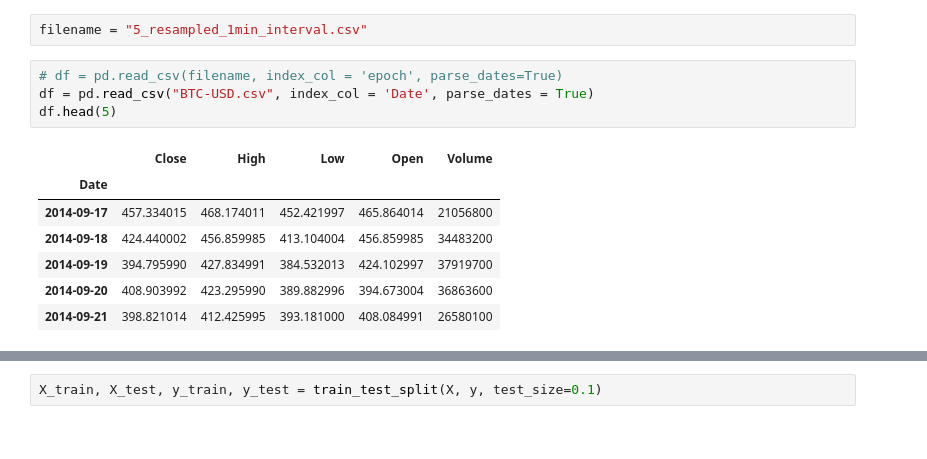
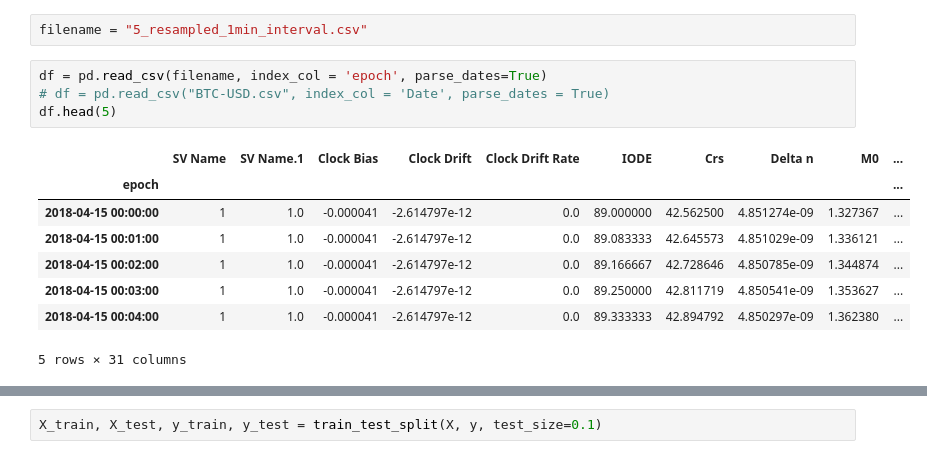
Before and after one commit to marilynbraojos/gps_clock_drift_estimation, a Jupyter notebook: minimum_viable_product/multivariate_lstm_mvp.ipynb, the cells around one changed output, grey strips where cells are left out. Saved outputs shown, nothing was run; the diff lists cells and outputs as text.

```diff
--- a/minimum_viable_product/multivariate_lstm_mvp.ipynb
+++ b/minimum_viable_product/multivariate_lstm_mvp.ipynb
@@ -33,17 +33,18 @@ forward_window = 50 # [minutes]
 # %%
 filename = "5_resampled_1min_interval.csv"
 # %%
-# df = pd.read_csv(filename, index_col = 'epoch', parse_dates=True)
-df = pd.read_csv("BTC-USD.csv", index_col = 'Date', parse_dates = True)
+df = pd.read_csv(filename, index_col = 'epoch', parse_dates=True)
+# df = pd.read_csv("BTC-USD.csv", index_col = 'Date', parse_dates = True)
 df.head(5)
 # %% [output]
-|  | Close | High | Low | Open | Volume |
-| Date |  |  |  |  |  |
-| 2014-09-17 | 457.334015 | 468.174011 | 452.421997 | 465.864014 | 21056800 |
-| 2014-09-18 | 424.440002 | 456.859985 | 413.104004 | 456.859985 | 34483200 |
-| 2014-09-19 | 394.795990 | 427.834991 | 384.532013 | 424.102997 | 37919700 |
-| 2014-09-20 | 408.903992 | 423.295990 | 389.882996 | 394.673004 | 36863600 |
-| 2014-09-21 | 398.821014 | 412.425995 | 393.181000 | 408.084991 | 26580100 |
+|  | SV Name | SV Name.1 | Clock Bias | Clock Drift | Clock Drift Rate | IODE | Crs | Delta n | M0 | ... |
+| epoch |  |  |  |  |  |  |  |  |  | ... |
+| 2018-04-15 00:00:00 | 1 | 1.0 | -0.000041 | -2.614797e-12 | 0.0 | 89.000000 | 42.562500 | 4.851274e-09 | 1.327367 | ... |
+| 2018-04-15 00:01:00 | 1 | 1.0 | -0.000041 | -2.614797e-12 | 0.0 | 89.083333 | 42.645573 | 4.851029e-09 | 1.336121 | ... |
+| 2018-04-15 00:02:00 | 1 | 1.0 | -0.000041 | -2.614797e-12 | 0.0 | 89.166667 | 42.728646 | 4.850785e-09 | 1.344874 | ... |
+| 2018-04-15 00:03:00 | 1 | 1.0 | -0.000041 | -2.614797e-12 | 0.0 | 89.250000 | 42.811719 | 4.850541e-09 | 1.353627 | ... |
+| 2018-04-15 00:04:00 | 1 | 1.0 | -0.000041 | -2.614797e-12 | 0.0 | 89.333333 | 42.894792 | 4.850297e-09 | 1.362380 | ... |
+5 rows × 31 columns
 # %%
 df.describe().T
 # %% [output]
```
Also changed, not shown: parts of 30 cells of this notebook, 3 other files.
